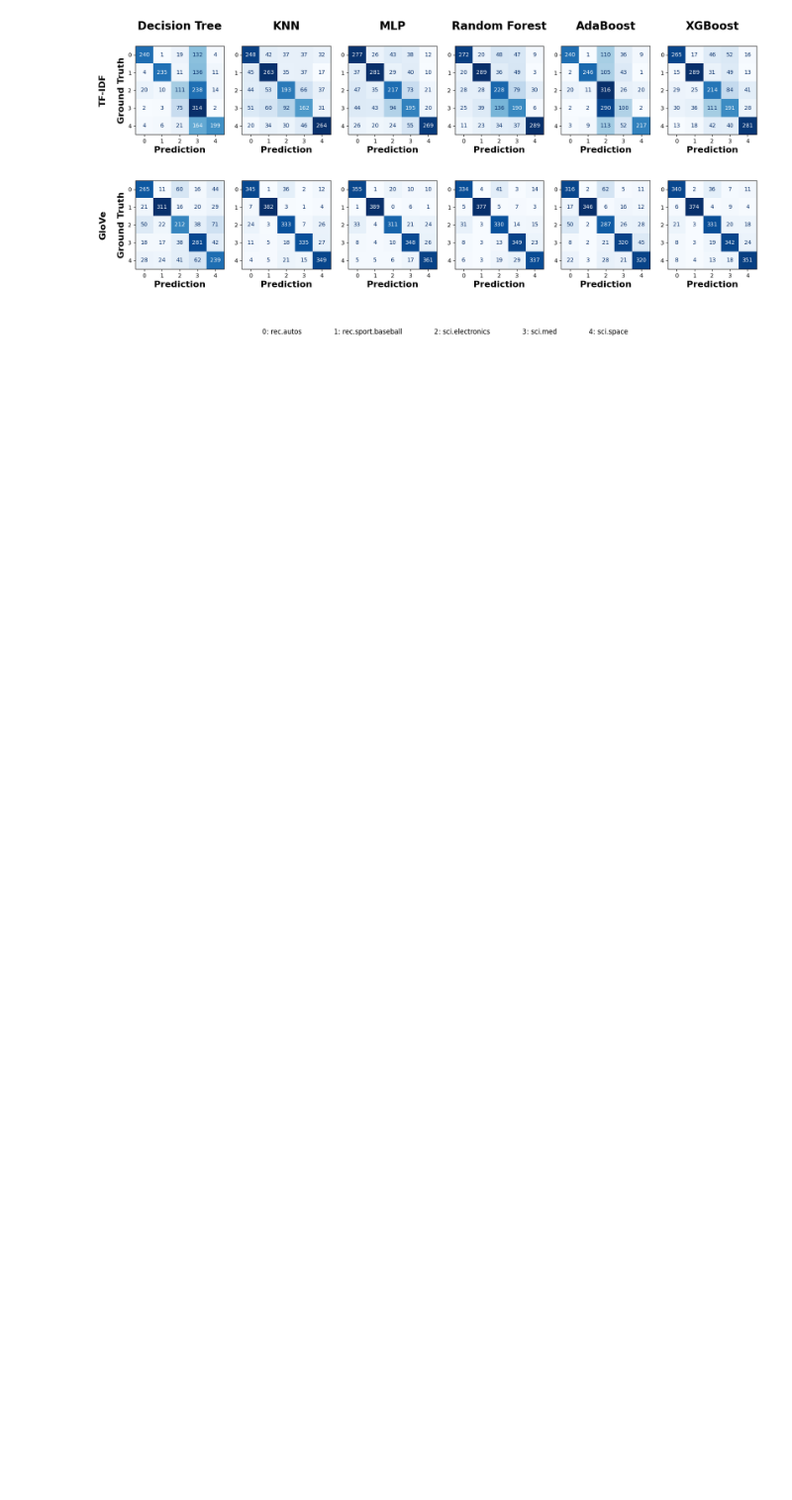
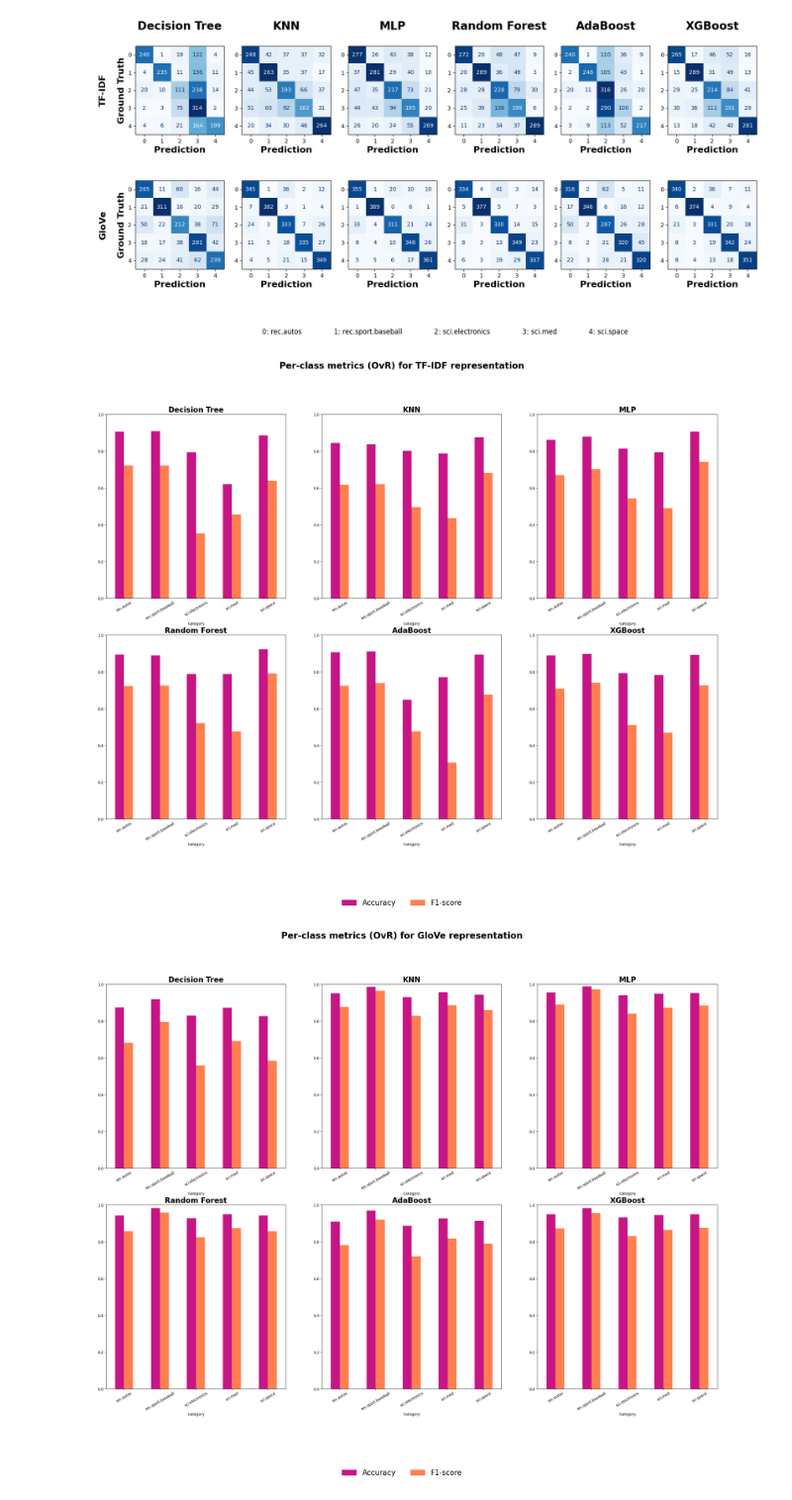
Before and after one commit to g-masala20/progetto_DaMi, a Jupyter notebook: progetto.ipynb, the cells around one changed output. Shown at 99% size. Drawn from its saved outputs; the diff is of its cells as text; code cells hidden in the pictures; blank space fills up the shorter version.

Commit message:
Aggiunti i grafici delle metrice per classe (OvR)

```diff
--- a/progetto.ipynb
+++ b/progetto.ipynb
@@ -141,7 +141,7 @@ def get_document_embedding(tokens, glove_embeddings):
     if word_embeddings:
         document_embedding = np.mean(word_embeddings, axis=0)
     else:
-        document_embedding = np.zeros(len(word_embeddings[0]))  # Se nessuna parola ha embedding, restituisci un vettore di zeri
+        document_embedding = np.zeros(len(glove_embeddings[list(glove_embeddings.keys())[0]]))  # Se nessuna parola ha embedding, restituisci un vettore di zeri
 
     return document_embedding
 
@@ -328,3 +328,57 @@ fig.legend(
 plt.show()
 # %% [output]
 [figure]
+# %%
+metrics_colors = [
+    'mediumvioletred',
+    'coral'
+]
+metrics = [
+    'Accuracy',
+    'F1-score'
+]
+
+for j,repr in enumerate(results.keys()):
+    fig, axes = plt.subplots(nrows=2,ncols=3,figsize=(30,20))
+    fig.suptitle(f'Per-class metrics (OvR) for {repr} representation', fontsize=24, fontweight='bold')
+    axes = axes.flatten()
+
+    for k,clf_name in enumerate(classifiers.keys()):
+        cm= [{model['Model']:model['ConfMatrix'] for model in repr} for repr in results.values()][j][clf_name]
+
+        def class_metrics(conf_matrix, class_id, metric):
+            tp = conf_matrix[class_id, class_id]
+            fp = np.sum(conf_matrix, axis=0)[class_id] - tp
+            fn = np.sum(conf_matrix, axis=1)[class_id] - tp
+            tn = np.sum(conf_matrix) -tp -fp -fn
+
+            return metric(tp,fp,fn,tn)
+
+        accuracy = lambda tp,fp,fn,tn: (tp+tn)/(tp+fp+fn+tn)
+        recall = lambda tp,fp,fn,tn: tp/(tp+fn)
+        precision = lambda tp,fp,fn,tn: tp/(tp+fp)
+        f1_score = lambda tp,fp,fn,tn: 2*(recall(tp,fp,fn,tn)*precision(tp,fp,fn,tn))/(recall(tp,fp,fn,tn)+precision(tp,fp,fn,tn))
+
+        pd.DataFrame({'Category' : [target for target in target_names],
+        'Accuracy' : [class_metrics(cm,i,accuracy) for i in range(len(target_names))],
+        'F1 score' : [class_metrics(cm,i,f1_score) for i in range(len(target_names))]}).set_index('Category').plot.bar(color=metrics_colors, legend=False, ax=axes[k])
+        axes[k].set_title(clf_name, fontsize=20, fontweight='bold')
+        axes[k].set_ylim([0,1])
+        axes[k].tick_params(axis='x', labelrotation=30)
+
+
+    legend_handles = [mpatches.Patch(color=metrics_colors[i], label=metrics[i]) for i in range(len(metrics))
+]
+    fig.legend(
+        handles=legend_handles,
+        loc='center',
+        bbox_to_anchor=(0.5, -0.05),
+        ncol=len(target_names),
+        fontsize=20,
+        frameon=False
+    )
+
+    plt.show()
+# %% [output]
+[figure, added]
+[figure, added]
```
Also changed, not shown: parts of 2 cells of this notebook.
